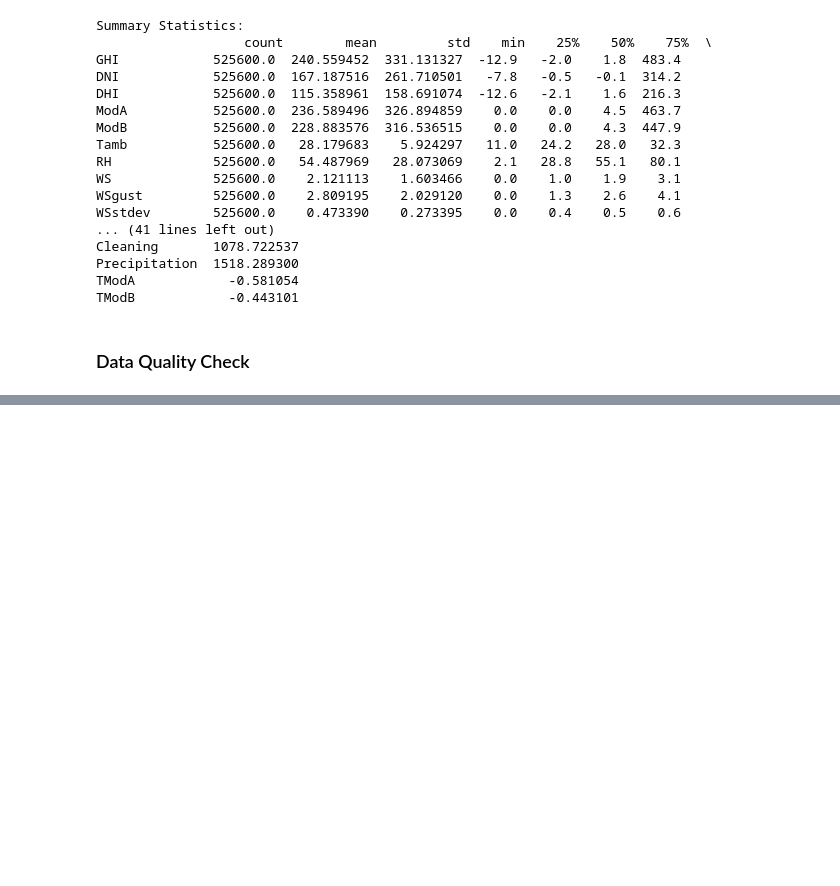
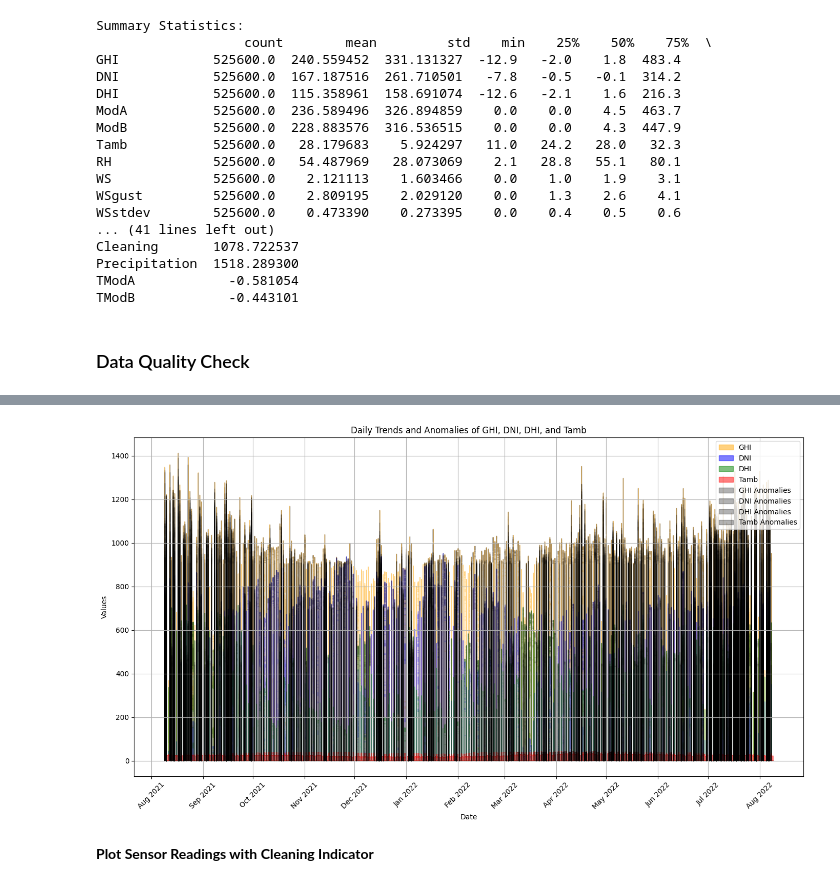
Before and after one commit to dev-beluga/KAIM-C2, a Jupyter notebook: notebooks/data_load.ipynb, the cells around one changed output, grey strips where cells are left out. Drawn from its saved outputs; the diff is of its cells as text; code cells hidden in the pictures; blank space fills up the shorter version.

```diff
--- a/notebooks/data_load.ipynb
+++ b/notebooks/data_load.ipynb
@@ -230,0 +434,51 @@ TModB            -0.443101
+# %%
+plt.figure(figsize=(14, 8))
+
+# Plot GHI
+plt.fill_between(benin_df.index, benin_df['GHI'], color='orange', alpha=0.5, label='GHI')
+
+# Plot DNI
+plt.fill_between(benin_df.index, benin_df['DNI'], color='blue', alpha=0.5, label='DNI')
+
+# Plot DHI
+plt.fill_between(benin_df.index, benin_df['DHI'], color='green', alpha=0.5, label='DHI')
+
+# Plot Tamb
+plt.fill_between(benin_df.index, benin_df['Tamb'], color='red', alpha=0.5, label='Tamb')
+
+# Highlight anomalies
+thresholds = {
+    'GHI': benin_df['GHI'].mean() + 2 * benin_df['GHI'].std(),
+    'DNI': benin_df['DNI'].mean() + 2 * benin_df['DNI'].std(),
+    'DHI': benin_df['DHI'].mean() + 2 * benin_df['DHI'].std(),
+    'Tamb': benin_df['Tamb'].mean() + 2 * benin_df['Tamb'].std()
+}
+
+for col, thresh in thresholds.items():
+    plt.fill_between(benin_df.index, 0, benin_df[col], where=(benin_df[col] > thresh), color='black', alpha=0.3, label=f'{col} Anomalies')
+
+# Set title and labels
+plt.title('Daily Trends and Anomalies of GHI, DNI, DHI, and Tamb')
+plt.xlabel('Date')
+plt.ylabel('Values')
+
+# Format x-axis for dates
+plt.gca().xaxis.set_major_locator(mdates.MonthLocator())  # One tick per month
+plt.gca().xaxis.set_major_formatter(mdates.DateFormatter('%b %Y'))  # Format as 'Jan 2024', 'Feb 2024', etc.
+
+# Rotate x-axis labels
+plt.xticks(rotation=45)
+
+# Add legend and grid
+plt.legend()
+plt.grid(True)
+
+# Adjust layout
+plt.tight_layout()
+
+# Show plot
+plt.show()
+# %% [output]
+[figure, added]
+# %% [markdown]
+**Plot Sensor Readings with Cleaning Indicator**
```
Also changed, not shown: parts of 18 cells of this notebook.
